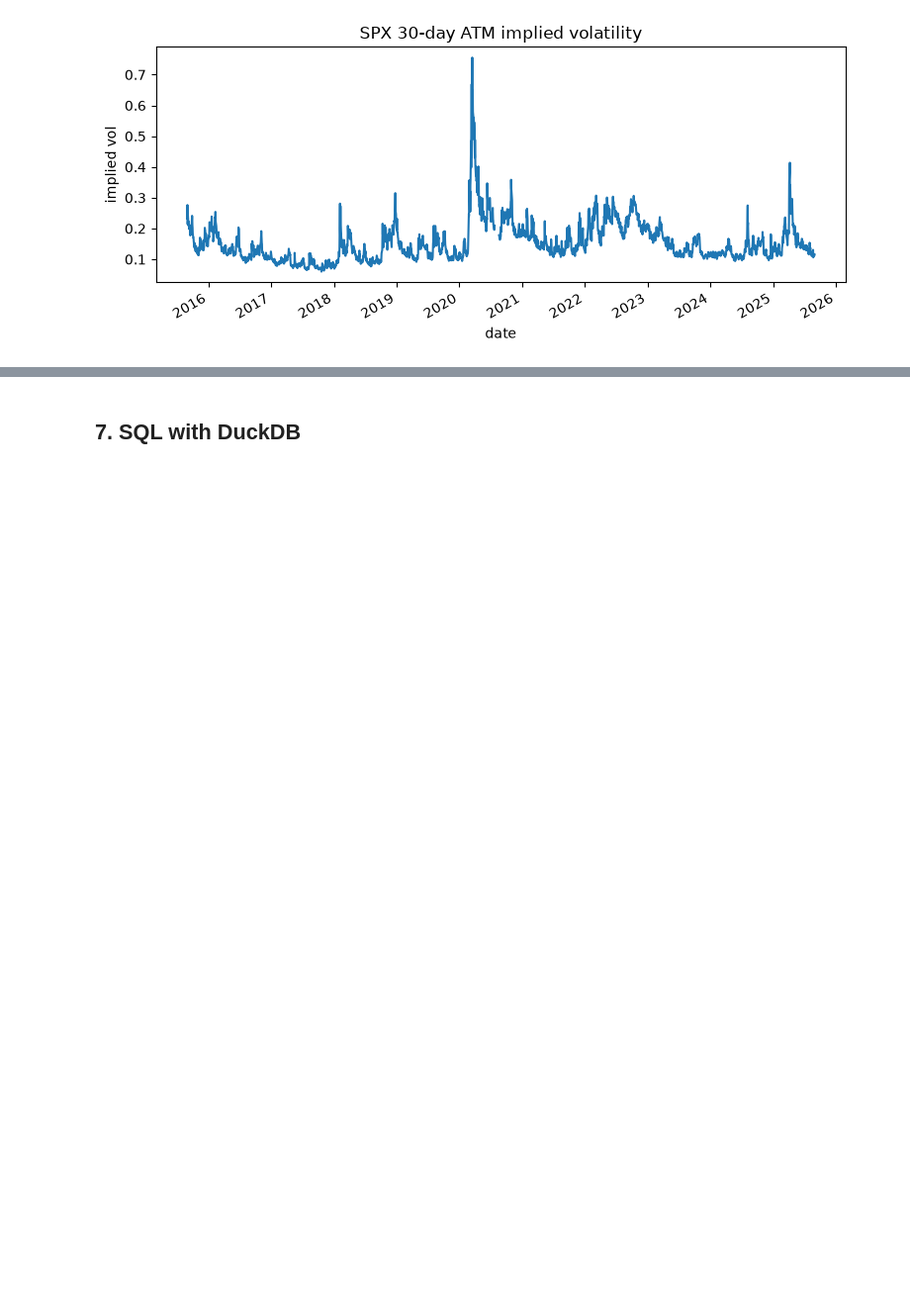
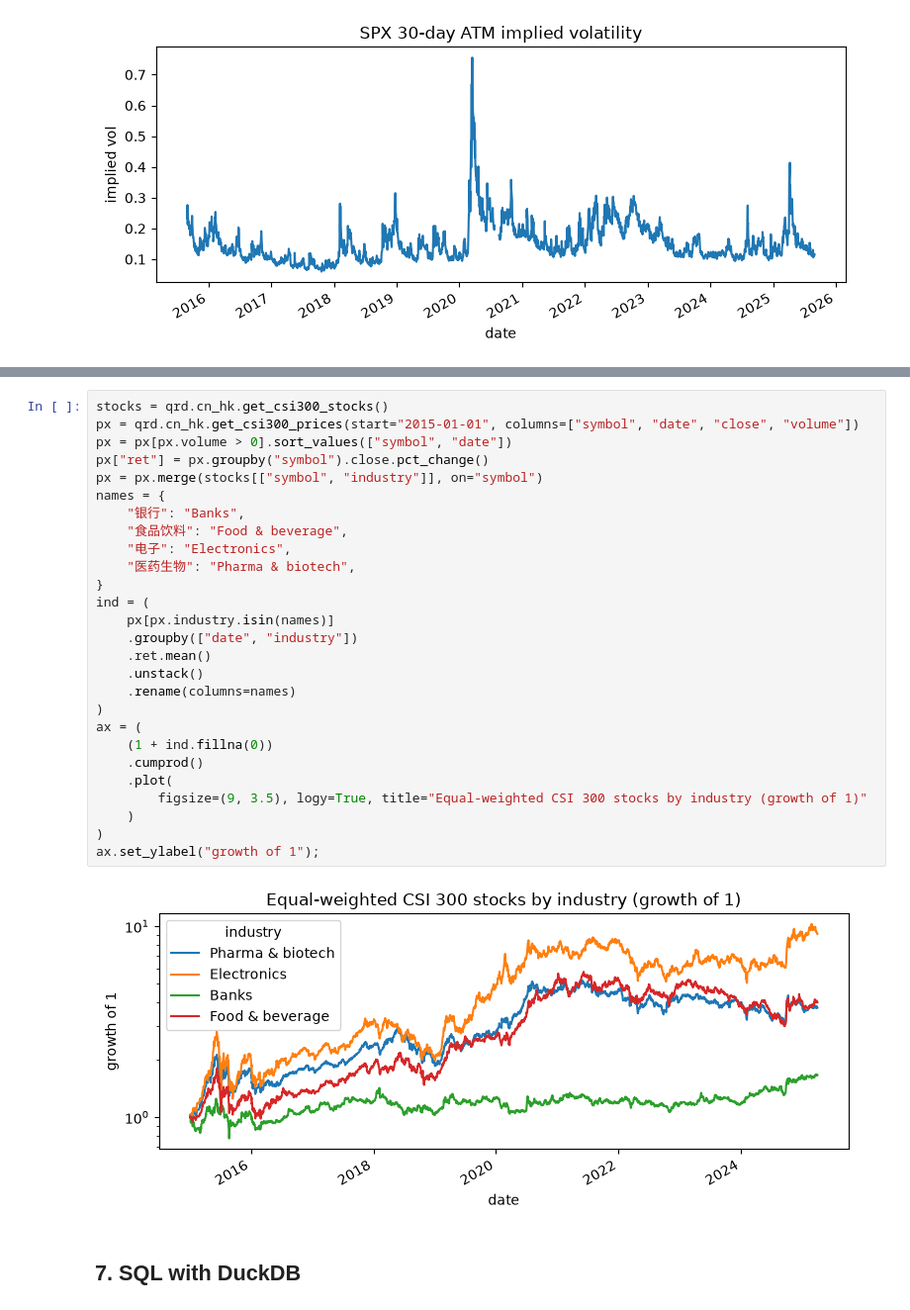
Before and after one commit to Hardy-Z/quant-research-dataset, a Jupyter notebook: examples/quickstart.ipynb, the cells around one changed output, grey strips where cells are left out. Shown at 99% size. Drawn from its saved outputs; the diff is of its cells as text; blank space fills up the shorter version.

```diff
--- a/examples/quickstart.ipynb
+++ b/examples/quickstart.ipynb
@@ -160,3 +146,32 @@ ax.set_ylabel("A price / H price - 1");
+# %%
+stocks = qrd.cn_hk.get_csi300_stocks()
+px = qrd.cn_hk.get_csi300_prices(start="2015-01-01", columns=["symbol", "date", "close", "volume"])
+px = px[px.volume > 0].sort_values(["symbol", "date"])
+px["ret"] = px.groupby("symbol").close.pct_change()
+px = px.merge(stocks[["symbol", "industry"]], on="symbol")
+names = {
+    "银行": "Banks",
+    "食品饮料": "Food & beverage",
+    "电子": "Electronics",
+    "医药生物": "Pharma & biotech",
+}
+ind = (
+    px[px.industry.isin(names)]
+    .groupby(["date", "industry"])
+    .ret.mean()
+    .unstack()
+    .rename(columns=names)
+)
+ax = (
+    (1 + ind.fillna(0))
+    .cumprod()
+    .plot(
+        figsize=(9, 3.5), logy=True, title="Equal-weighted CSI 300 stocks by industry (growth of 1)"
+    )
+)
+ax.set_ylabel("growth of 1");
+# %% [output]
+[figure, added]
 # %% [markdown]
 ## 7. SQL with DuckDB
 # %%
```
Also changed, not shown: parts of 4 cells of this notebook, 23 other files.
